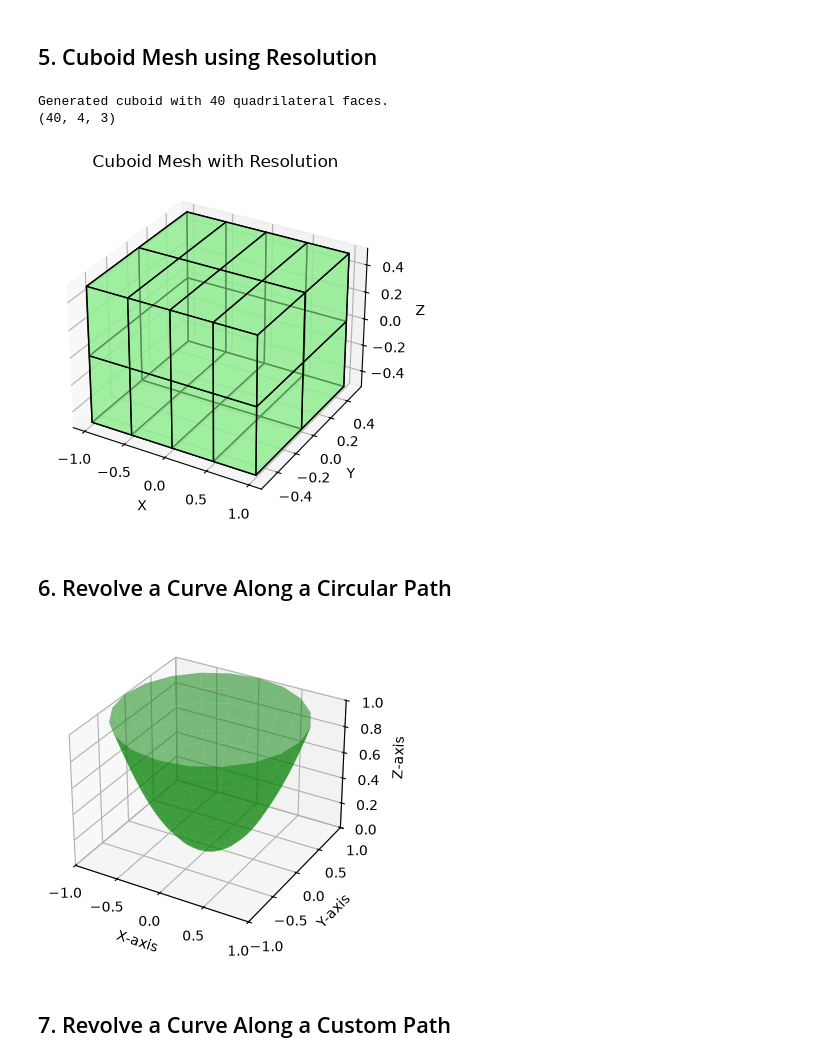
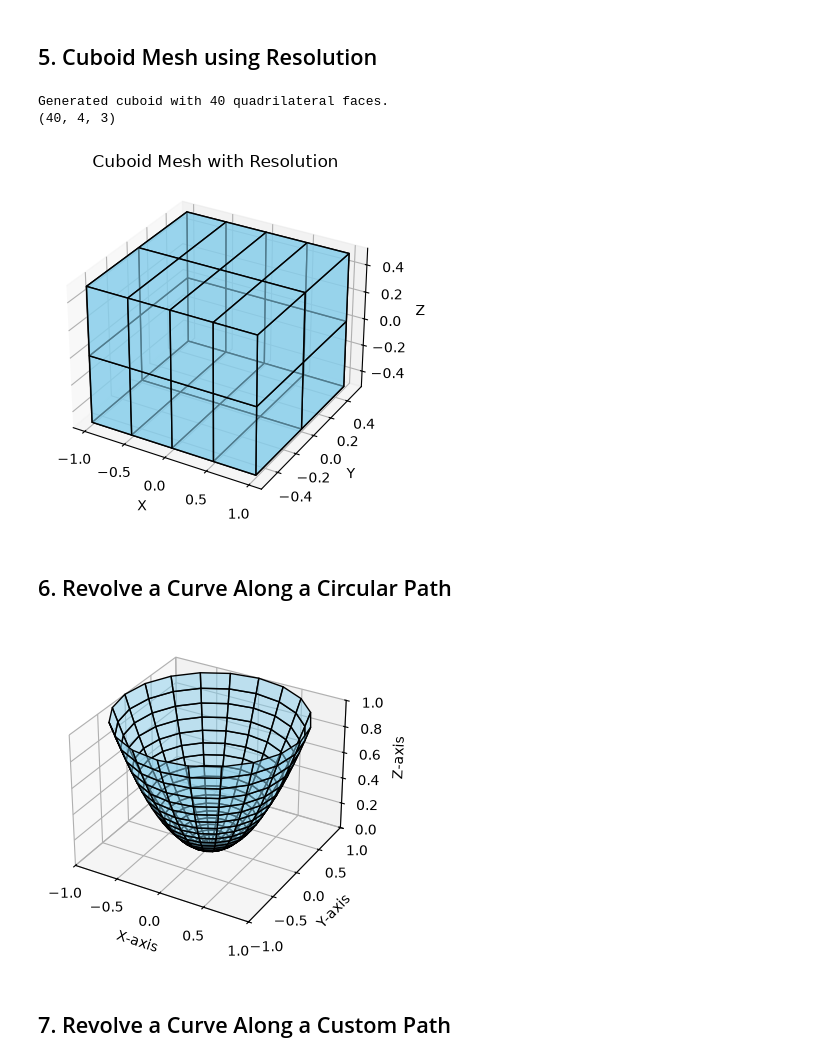
Before and after one commit to ckesanapalli/surfmesh, a Jupyter notebook: examples/README.ipynb, the cells around one changed output. Drawn from its saved outputs; the diff is of its cells as text; code cells hidden in the pictures.

```diff
--- a/examples/README.ipynb
+++ b/examples/README.ipynb
@@ -66,12 +67,13 @@ from pathlib import Path
 import numpy as np
 import matplotlib.pyplot as plt
 from matplotlib.patches import Polygon
-from matplotlib.collections import PatchCollection
+from matplotlib.collections import PatchCollection, PolyCollection
 from mpl_toolkits.mplot3d.art3d import Poly3DCollection
 
 import surfmesh as sm
 
 plot_res = (4, 4)
+FACE_COLOR = "skyblue"
 # %% [markdown]
 ## 1. Mesh Between Two Edges
 # %%
@@ -183,29 +185,29 @@ Generated 24 quadrilateral faces.
 # %%
 # Generate a cuboid mesh with resolution
 length, width, height = 2.0, 1.0, 1.0
 resolution = (4, 2, 2)
 
 mesh = sm.cuboid_mesher_with_resolution(length, width, height, resolution=resolution)
 
 print(f"Generated cuboid with {mesh.shape[0]} quadrilateral faces.")
 print(mesh.shape)
 
 fig = plt.figure(figsize=plot_res)
 ax = fig.add_subplot(111, projection="3d")
 
-poly = Poly3DCollection(mesh, facecolors="lightgreen", edgecolors="k", alpha=0.6)
+poly = Poly3DCollection(mesh, facecolors=FACE_COLOR, edgecolors="k", alpha=0.6)
 ax.add_collection3d(poly)
 
 ax.set_xlabel("X")
 ax.set_ylabel("Y")
 ax.set_zlabel("Z")
 ax.set_title("Cuboid Mesh with Resolution")
 plt.tight_layout()
 plt.show()
 # %% [output]
 Generated cuboid with 40 quadrilateral faces.
 (40, 4, 3)
-[figure, old version]
+[figure, new version]
 # %% [markdown]
 ## 6. Revolve a Curve Along a Circular Path
 # %%
@@ -221,7 +223,7 @@ faces = sm.circular_revolve(curves, segment_resolution, start_angle=0, end_angle
 # Plotting
 fig = plt.figure(figsize=plot_res)
 ax = fig.add_subplot(111, projection='3d')
-ax.add_collection3d(Poly3DCollection(faces, facecolors='g', linewidths=1, alpha=0.5))
+ax.add_collection3d(Poly3DCollection(faces, facecolors=FACE_COLOR, edgecolors="k", linewidths=1, alpha=0.5))
 ax.set_xlim(-x.max(), x.max())
 ax.set_ylim(-x.max(), x.max())
 ax.set_zlim(z.min(), z.max())
@@ -230,7 +232,7 @@ ax.set_ylabel('Y-axis')
 ax.set_zlabel('Z-axis')
 plt.show()
 # %% [output]
-[figure, old version]
+[figure, new version]
 # %% [markdown]
 ## 7. Revolve a Curve Along a Custom Path
 # %%
```
Also changed, not shown: parts of 14 cells of this notebook, 26 other files.
